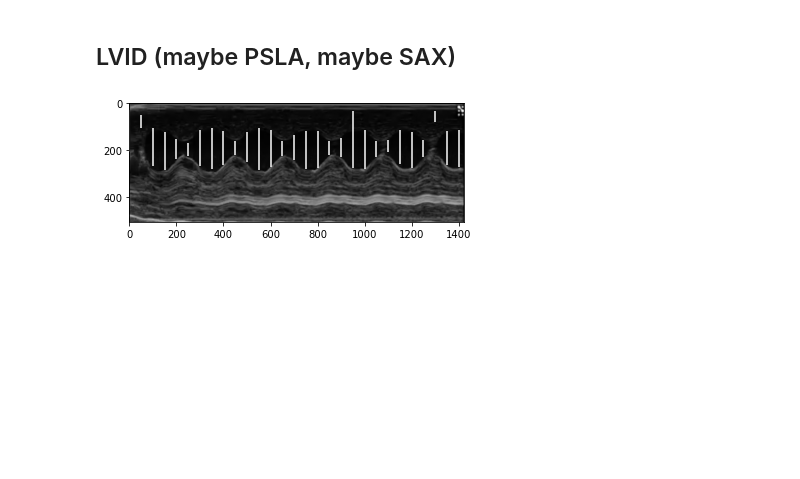
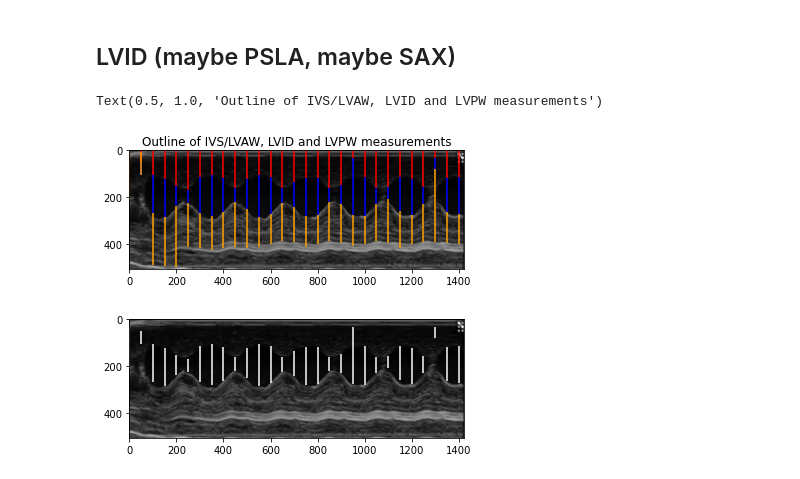
Before and after one commit to Onebu/HackMarato, a Jupyter notebook: cor_astrid.ipynb, the cells around one changed output. Cells and saved outputs as stored; diff of their text form; code cells hidden in the pictures; blank space fills up the shorter version.

```diff
--- a/cor_astrid.ipynb
+++ b/cor_astrid.ipynb
@@ -203,36 +203,62 @@ def getLongestSeq_below_LVPW(a, n):
                 currIdx = k
         else:
             if currLen > maxLen:
                 maxLen = currLen
                 maxIdx = currIdx
             currLen = 0
 
     if currLen > maxLen:
         maxLen = currLen
         maxIdx = currIdx
 
     if maxLen > 0:
         return maxIdx, maxLen #print('Index : ', maxIdx, ',Length : ', maxLen,)
     else:
         return 0,0 #print("No positive sequence detected.")
 
 
 start_LVID_x = []
 end_LVID_y = []
+start_below_LVPW_x = []
+end_below_LVPW_y = []
 
 for i in range(len(img[0])):
     col = img[:,i]
     n_ = len(col)
 
     start_LVID,stretch_LVID = getLongestSeq_LVID(col, n_)
 
+    # LVID start and end
     start_LVID_x.append(start_LVID)
     end_LVID_y.append(start_LVID+stretch_LVID)
 
-    start_LVPW,stretch_LVPW = getLongestSeq_LVPW(col, n_)
+    start_LVPW,stretch_LVPW = getLongestSeq_below_LVPW(col, n_)
 
-    start_LVPW_x.append(start_LVPW)
-    end_LVPW_y.append(start_LVPW+stretch_LVPW)
+    start_below_LVPW_x.append(start_LVPW)
+    end_below_LVPW_y.append(start_LVPW+stretch_LVPW)
+
+    # LVPW Goes from start_below_LVPW_x to end_LVID_y
+    # IVS goes from start_LVID_x to top of frame at 0
+
+# Saving the measurements
+IVS_LVAW = np.array(start_LVID_x)
+LVID = np.array(end_LVID_y) - np.array(start_LVID_x)
+LVPW = np.array(start_below_LVPW_x) - np.array(end_LVID_y)
+
+plt.imshow(img, cmap="gray")
+for i in range(0,len(start_LVID_x),50):
+    #IVS/LVAW
+    plt.vlines(i, start_LVID_x[i], 0, colors="red")
+
+    #LVID
+    plt.vlines(i, start_LVID_x[i], end_LVID_y[i], colors="blue")
+
+    #LVPW
+    plt.vlines(i, start_below_LVPW_x[i], end_LVID_y[i], colors="orange")
+plt.title("Outline of IVS/LVAW, LVID and LVPW measurements")
+# %% [output]
+Text(0.5, 1.0, 'Outline of IVS/LVAW, LVID and LVPW measurements')
+[figure, added]
 # %%
 plt.imshow(img, cmap="gray")
 for i in range(0,len(start_x),50):
```
Also changed, not shown: parts of 7 cells of this notebook, 2 other files.
